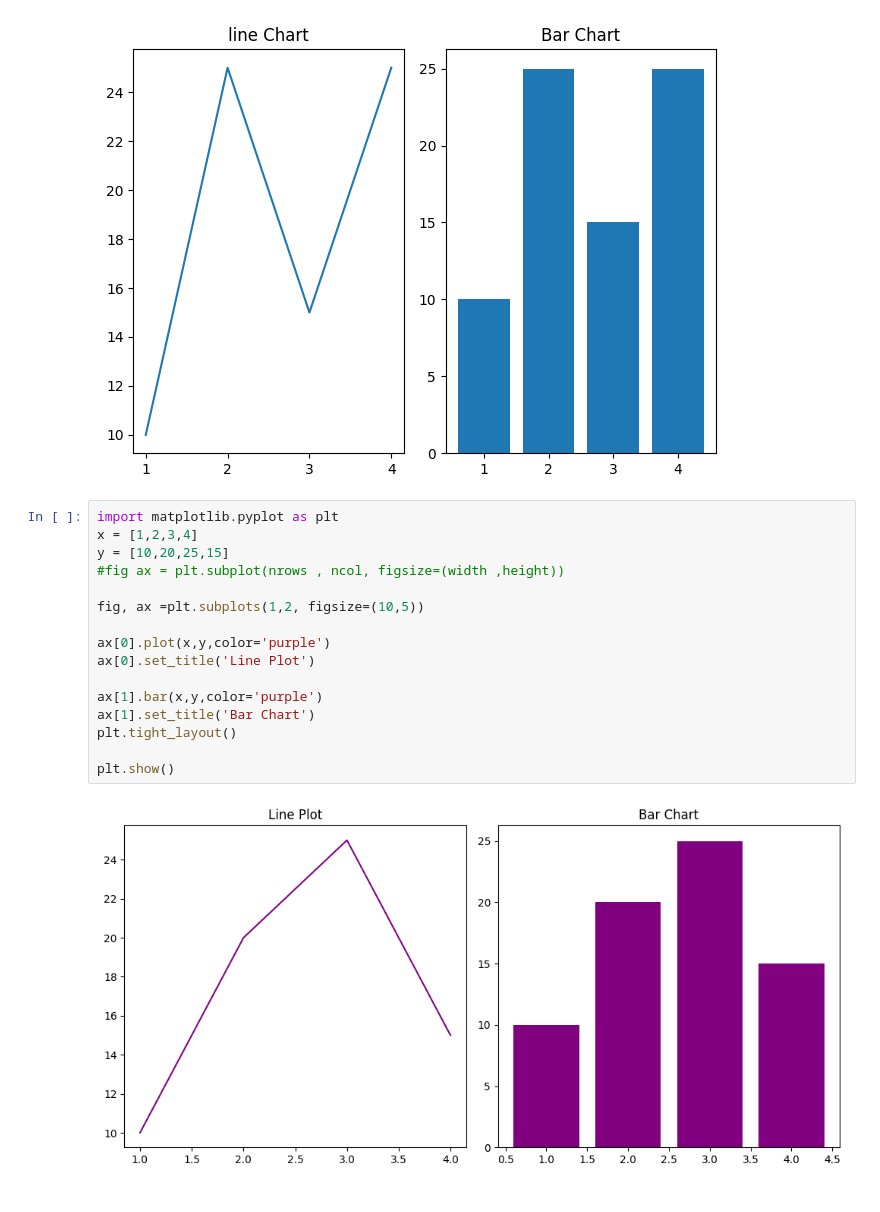
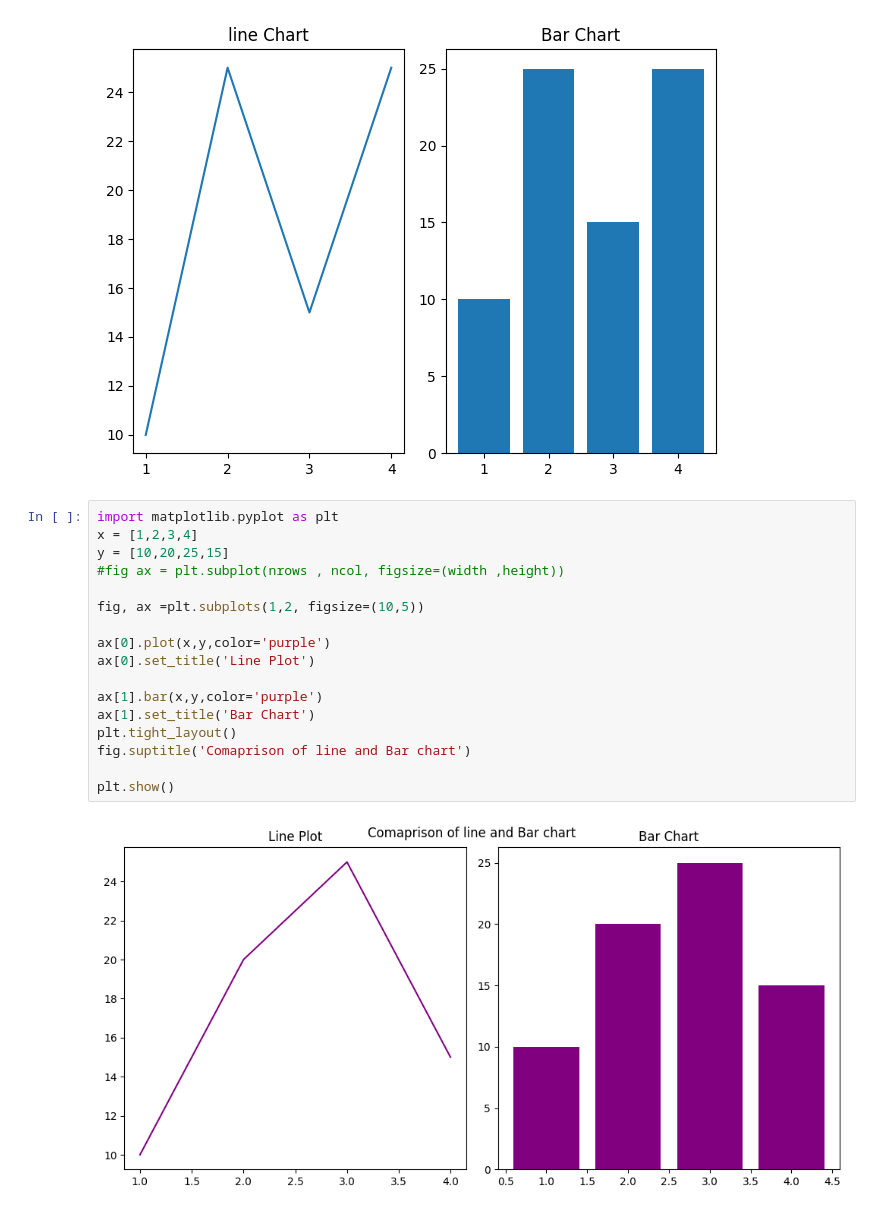
Before and after one commit to aryansapsod/python-, a Jupyter notebook: mlab.ipynb, the cells around one changed output. Cells and saved outputs as stored; diff of their text form.

```diff
--- a/mlab.ipynb
+++ b/mlab.ipynb
@@ -120,20 +120,21 @@ plt.tight_layout()
 # %%
 import matplotlib.pyplot as plt
 x = [1,2,3,4]
 y = [10,20,25,15]
 #fig ax = plt.subplot(nrows , ncol, figsize=(width ,height))
 
 fig, ax =plt.subplots(1,2, figsize=(10,5))
 
 ax[0].plot(x,y,color='purple')
 ax[0].set_title('Line Plot')
 
 ax[1].bar(x,y,color='purple')
 ax[1].set_title('Bar Chart')
 plt.tight_layout()
+fig.suptitle('Comaprison of line and Bar chart')
 
 plt.show()
 # %% [output]
-[figure, old version]
+[figure, new version]
 # %% [markdown]
 ## Essential Matplotlib Function
```
Also changed, not shown: parts of 3 cells of this notebook, 1 other file.
